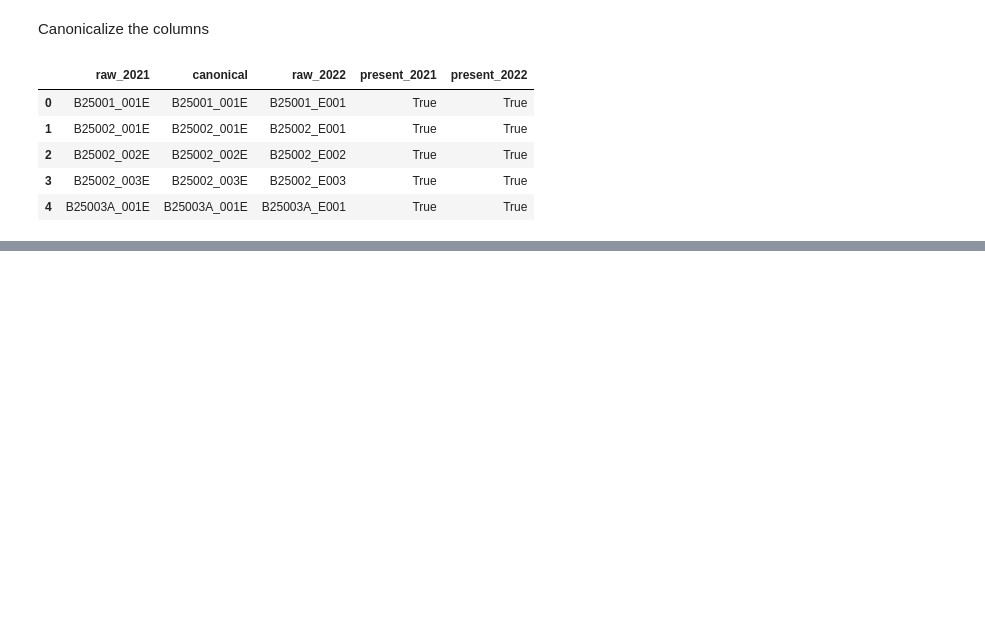
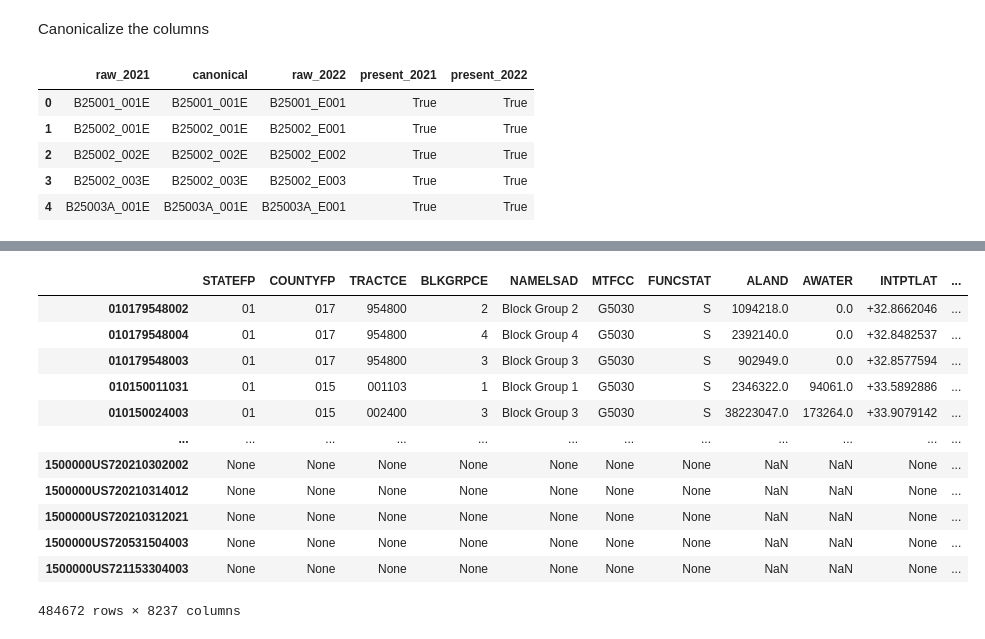
Before and after one commit to oturns/geosnap, a Jupyter notebook: build/examine_output.ipynb, the cells around one changed output, grey strips where cells are left out. Saved outputs shown, nothing was run; the diff lists cells and outputs as text; code cells hidden in the pictures; blank space fills up the shorter version.

```diff
--- a/build/examine_output.ipynb
+++ b/build/examine_output.ipynb
@@ -943,0 +620,19 @@ display(prefix_counts)
+# %%
+demographic_profile = pd.read_parquet('2022_bg/acs_demographic_profile_2022_bg.parquet')
+processed_acs = pd.read_parquet('2022_bg/acs_2022_bg_processed.parquet')
+# %%
+display(demographic_profile)
+# %% [output]
+|  | STATEFP | COUNTYFP | TRACTCE | BLKGRPCE | NAMELSAD | MTFCC | FUNCSTAT | ALAND | AWATER | INTPTLAT | ... |
+| 010179548002 | 01 | 017 | 954800 | 2 | Block Group 2 | G5030 | S | 1094218.0 | 0.0 | +32.8662046 | ... |
+| 010179548004 | 01 | 017 | 954800 | 4 | Block Group 4 | G5030 | S | 2392140.0 | 0.0 | +32.8482537 | ... |
+| 010179548003 | 01 | 017 | 954800 | 3 | Block Group 3 | G5030 | S | 902949.0 | 0.0 | +32.8577594 | ... |
+| 010150011031 | 01 | 015 | 001103 | 1 | Block Group 1 | G5030 | S | 2346322.0 | 94061.0 | +33.5892886 | ... |
+| 010150024003 | 01 | 015 | 002400 | 3 | Block Group 3 | G5030 | S | 38223047.0 | 173264.0 | +33.9079142 | ... |
+| ... | ... | ... | ... | ... | ... | ... | ... | ... | ... | ... | ... |
+| 1500000US720210302002 | None | None | None | None | None | None | None | NaN | NaN | None | ... |
+| 1500000US720210314012 | None | None | None | None | None | None | None | NaN | NaN | None | ... |
+| 1500000US720210312021 | None | None | None | None | None | None | None | NaN | NaN | None | ... |
+| 1500000US720531504003 | None | None | None | None | None | None | None | NaN | NaN | None | ... |
+| 1500000US721153304003 | None | None | None | None | None | None | None | NaN | NaN | None | ... |
+484672 rows × 8237 columns
```
Also changed, not shown: parts of 37 cells of this notebook, 2 other files.
